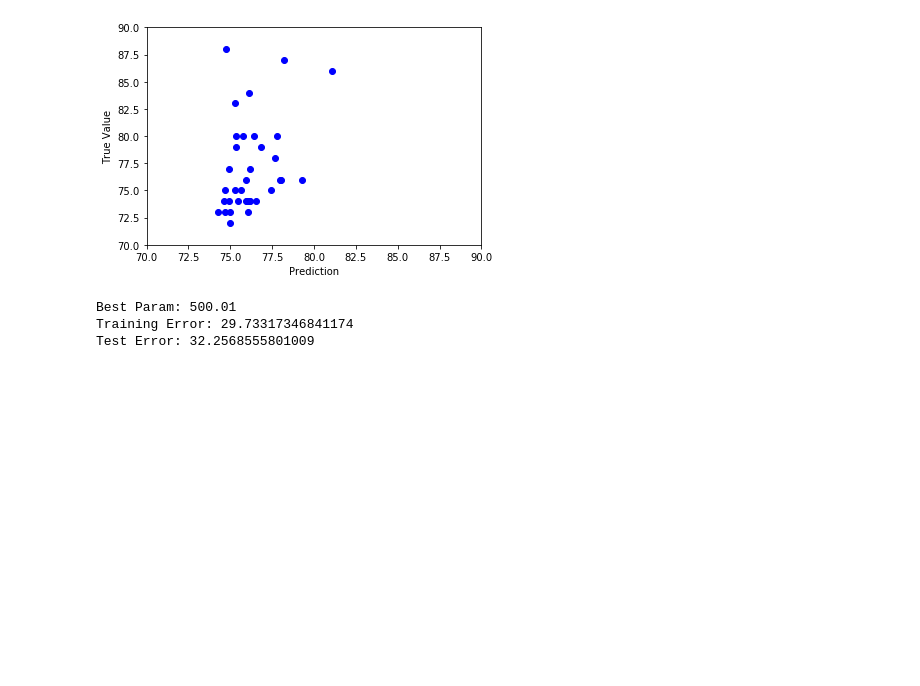
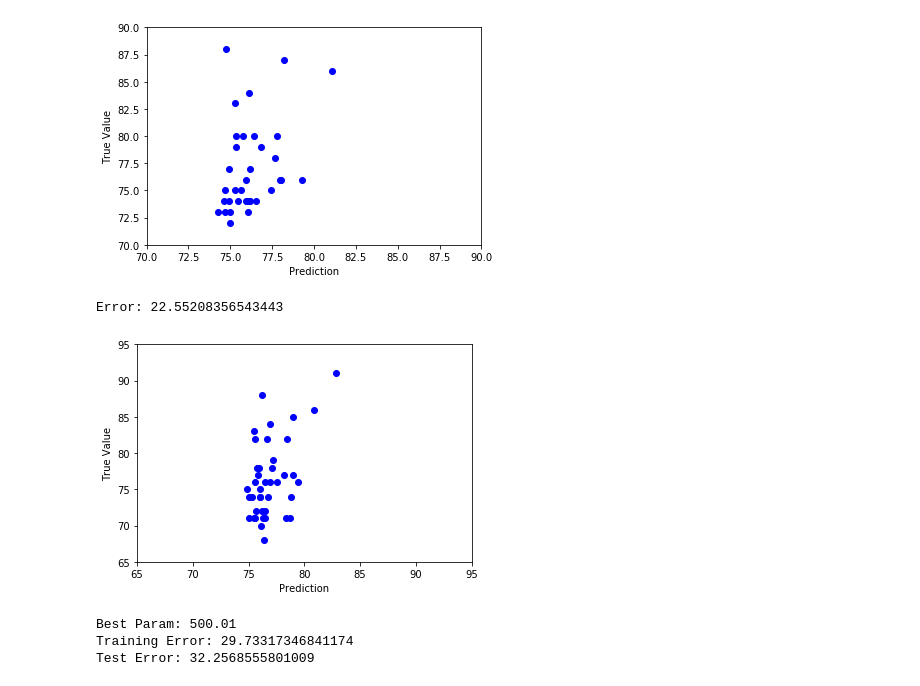
Before and after one commit to akumar2017/NBA-Rookie-Predictions, a Jupyter notebook: 2krank predictions.ipynb, the cells around one changed output. Cells and saved outputs as stored; diff of their text form; code cells hidden in the pictures; blank space fills up the shorter version.

```diff
--- a/2krank predictions.ipynb
+++ b/2krank predictions.ipynb
@@ -17,6 +17,8 @@ from sklearn.model_selection import cross_val_predict
 # %%
 file = "dataset_preprocessedv3.csv"
 df = pandas.read_csv(file)
+file2 = "dataset.csv"
+df2 = pandas.read_csv(file2)
 # %%
 x = df.iloc[:, 3:20]
 y = df[['2kRank']]
@@ -26,3 +28,9 @@ x = sc_x.fit_transform(x)
 y = np.ravel(y.to_numpy())
 x_train, x_test, y_train, y_test = train_test_split(x,y,test_size=0.2,random_state=1)
 x_train, x_val, y_train, y_val = train_test_split(x_train, y_train, test_size=0.2,random_state=1)
+x2 = df2.iloc[:, 3:20]
+y2 = df2[['2kRank']]
+print(len(x2))
+x2 = x2.to_numpy()
+x2 = sc_x.fit_transform(x2)
+y2 = np.ravel(y2.to_numpy())
@@ -69,6 +79,16 @@ Best Param: 0.91
 Training Error: 34.119593588981594
 Test Error: 32.184957090701445
 [figure]
+# %%
+y2_pred = est.predict(x2)
+scat = plt.scatter(y2_pred,y2, color = 'blue')
+plt.axis((65,95,65,95))
+plt.xlabel('Prediction')
+plt.ylabel('True Value')
+print("Error:", mean_squared_error(y2,y2_pred))
+# %% [output]
+Error: 22.55208356543443
+[figure, added]
 # %%
 minva = 500
 for i in range(1,50005,5):
```
Also changed, not shown: parts of 2 cells of this notebook, 8 other files.
